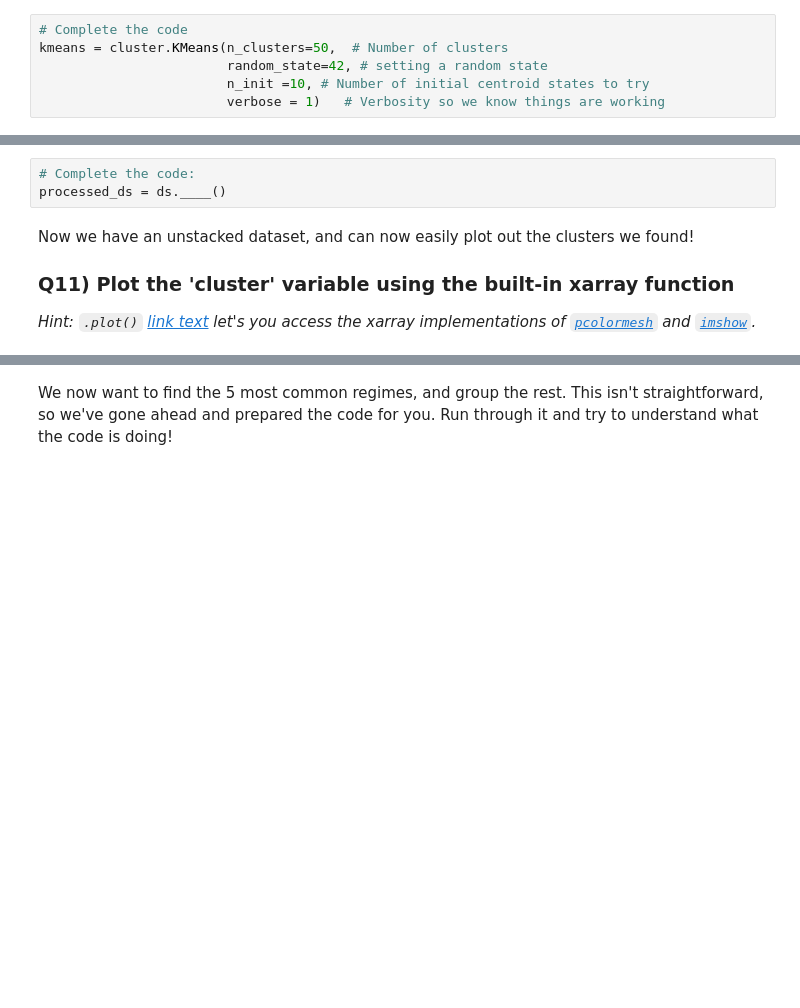
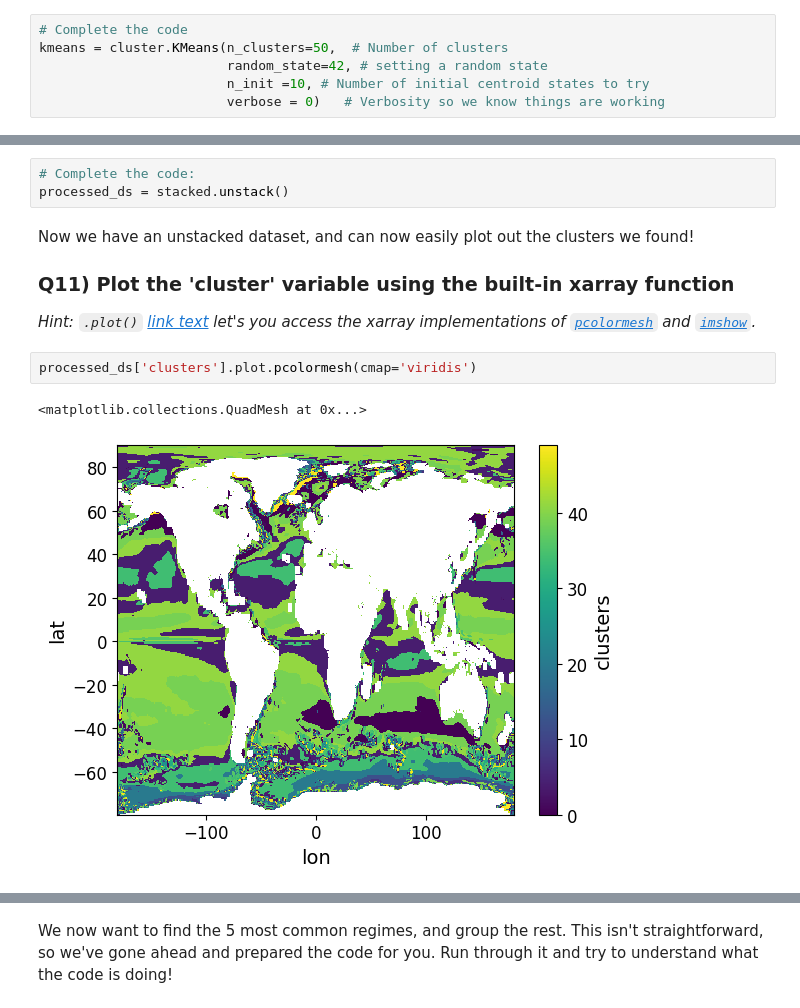
Before and after one commit to CHGROSJEAN/2024_MLEES, a Jupyter notebook: Labs/S3_3_THOR_Charlotte.ipynb, the cells around one changed output, grey strips where cells are left out. Saved outputs shown, nothing was run; the diff lists cells and outputs as text; blank space fills up the shorter version.

```diff
--- a/Labs/S3_3_THOR_Charlotte.ipynb
+++ b/Labs/S3_3_THOR_Charlotte.ipynb
@@ -328,6 +328,6 @@ Now we're finally ready to train our algorithm! Let's load up the kmeans model a
 kmeans = cluster.KMeans(n_clusters=50,  # Number of clusters
                         random_state=42, # setting a random state
                         n_init =10, # Number of initial centroid states to try
-                        verbose = 1)   # Verbosity so we know things are working
+                        verbose = 0)   # Verbosity so we know things are working
 # %%
 cluster_labels = kmeans.fit_predict(scaled_input_data) # Feed in out scaled input data!
@@ -363,12 +345,17 @@ We now have a set of labels, but they're stored in a flattened array. Since we'd
 *Hint*: xarrays have an [`.unstack` method](https://xarray.pydata.org/en/stable/generated/xarray.DataArray.unstack.html) that you will find to be very useful for this.
 # %%
 # Complete the code:
-processed_ds = ds.____()
+processed_ds = stacked.unstack()
 # %% [markdown]
 Now we have an unstacked dataset, and can now easily plot out the clusters we found!
 
 ### Q11) Plot the 'cluster' variable using the built-in xarray function
 *Hint: `.plot()` [link text](https://xarray.pydata.org/en/stable/generated/xarray.DataArray.plot.html) let's you access the xarray implementations of [`pcolormesh`](https://matplotlib.org/3.1.1/api/_as_gen/matplotlib.pyplot.pcolormesh.html) and [`imshow`](https://matplotlib.org/3.1.1/api/_as_gen/matplotlib.pyplot.imshow.html).*
+# %%
+processed_ds['clusters'].plot.pcolormesh(cmap='viridis')
+# %% [output]
+<matplotlib.collections.QuadMesh at 0x...>
+[figure, added]
 # %% [markdown]
 Compare your results to those from the paper:
 <img src='https://unils-my.sharepoint.com/:i:/g/personal/tom_beucler_unil_ch/EdLh6Ds0yVlFivyfIOXlV74B_G35dVz87GFagzylIG-gZA?download=1'>
```
Also changed, not shown: parts of 2 cells of this notebook.
